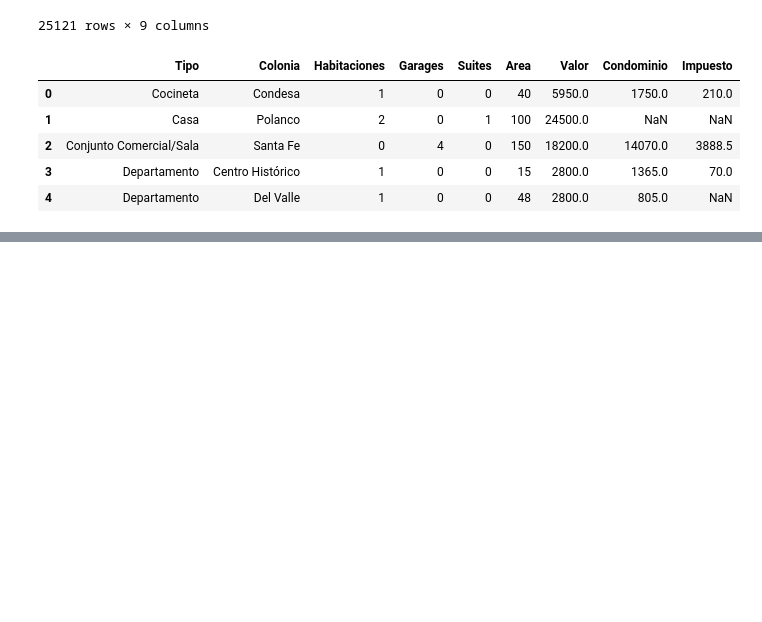
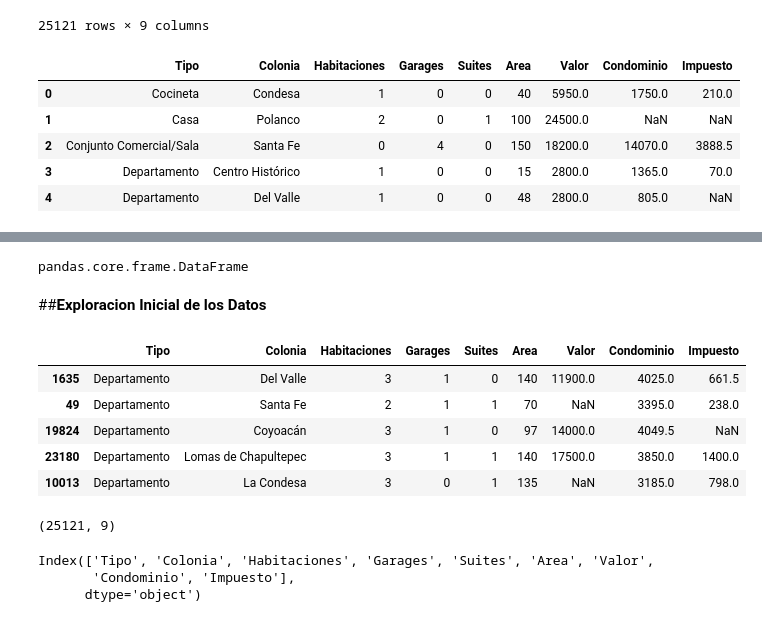
Before and after one commit to TheRealMrR/One_SegundaParte, a Jupyter notebook: inmuebles_cdmx.ipynb, the cells around one changed output, grey strips where cells are left out. Drawn from its saved outputs; the diff is of its cells as text; code cells hidden in the pictures; blank space fills up the shorter version.

```diff
--- a/inmuebles_cdmx.ipynb
+++ b/inmuebles_cdmx.ipynb
@@ -97,0 +98,28 @@ datos.sample(10)
+# %%
+type(datos)
+# %% [output]
+pandas.core.frame.DataFrame
+# %% [markdown]
+##**Exploracion Inicial de los Datos**
+# %%
+#toammos una muestra de 5
+datos.sample(5)
+# %% [output]
+|  | Tipo | Colonia | Habitaciones | Garages | Suites | Area | Valor | Condominio | Impuesto |
+| 1635 | Departamento | Del Valle | 3 | 1 | 0 | 140 | 11900.0 | 4025.0 | 661.5 |
+| 49 | Departamento | Santa Fe | 2 | 1 | 1 | 70 | NaN | 3395.0 | 238.0 |
+| 19824 | Departamento | Coyoacán | 3 | 1 | 0 | 97 | 14000.0 | 4049.5 | NaN |
+| 23180 | Departamento | Lomas de Chapultepec | 3 | 1 | 1 | 140 | 17500.0 | 3850.0 | 1400.0 |
+| 10013 | Departamento | La Condesa | 3 | 0 | 1 | 135 | NaN | 3185.0 | 798.0 |
+# %%
+#Conoceremos el tamano de los datos con una tupla primero las filas y luego las columnas
+datos.shape
+# %% [output]
+(25121, 9)
+# %%
+#Conocer lso encabezados del data set
+datos.columns
+# %% [output]
+Index(['Tipo', 'Colonia', 'Habitaciones', 'Garages', 'Suites', 'Area', 'Valor',
+       'Condominio', 'Impuesto'],
+      dtype='object')
```
Also changed, not shown: parts of 4 cells of this notebook.
